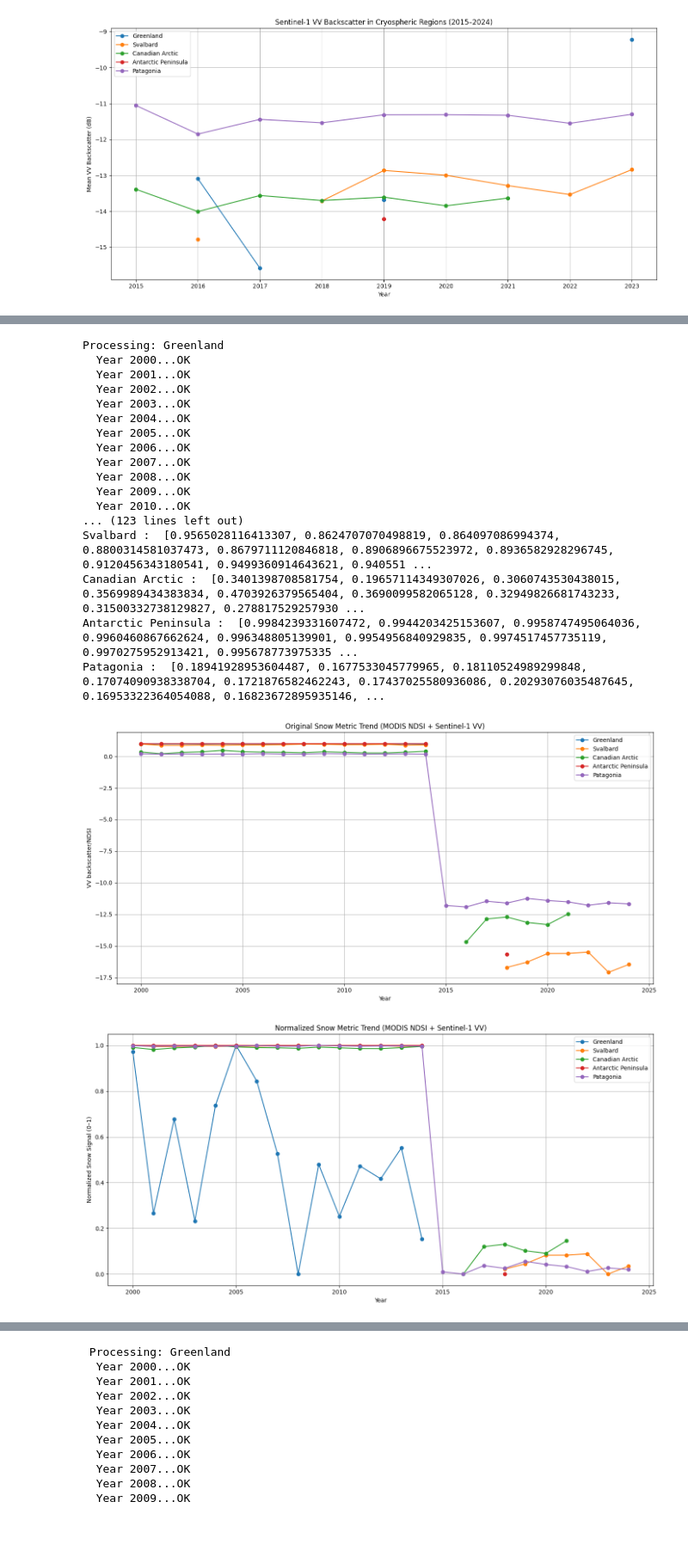
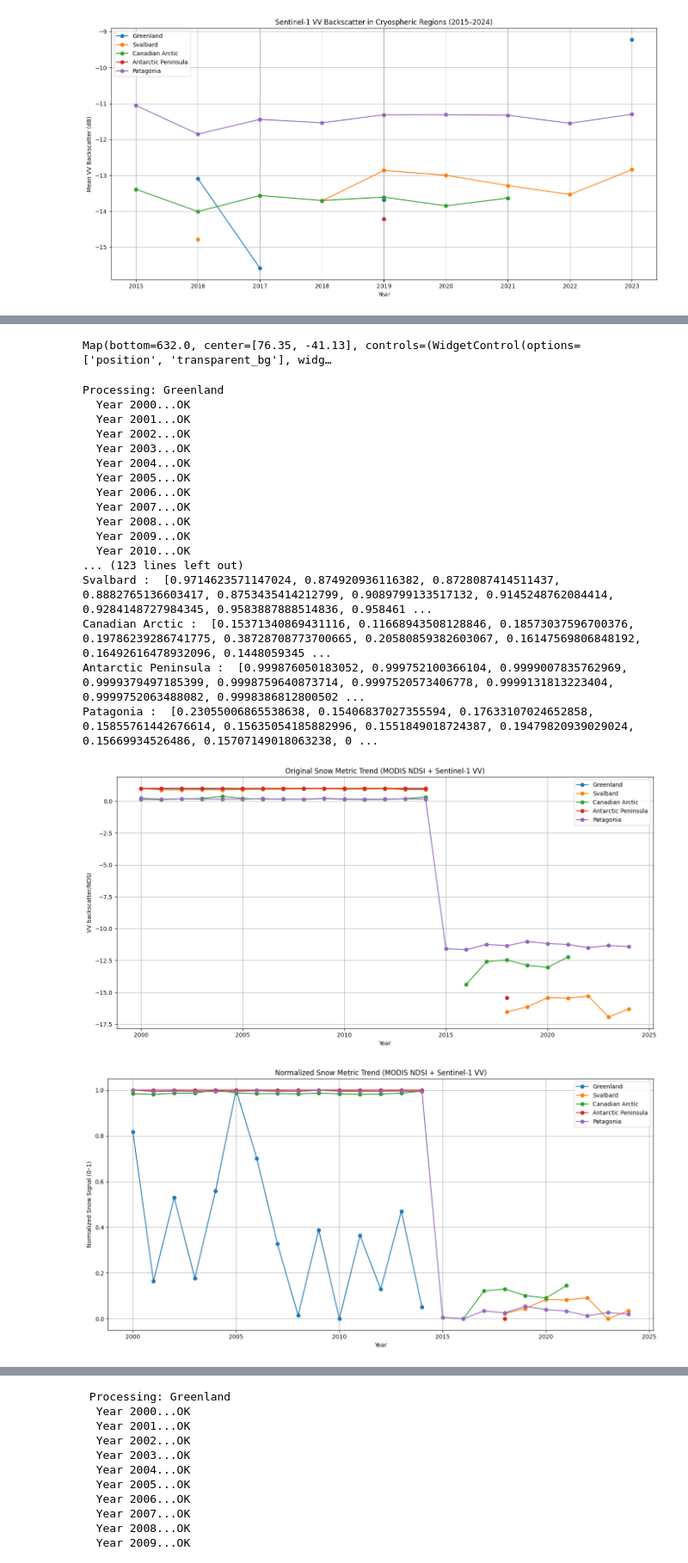
Before and after one commit to JhaAkansha/SnowCapMeltAnalysis, a Jupyter notebook: RS_OEA.ipynb, the cells around one changed output, grey strips where cells are left out. Shown at 86% size. Drawn from its saved outputs; the diff is of its cells as text; code cells hidden in the pictures; blank space fills up the shorter version.

Commit message:
Visualizing maps

```diff
--- a/RS_OEA.ipynb
+++ b/RS_OEA.ipynb
@@ -221,3 +261,21 @@ Processing 2016...
+# %%
+snowCover_2000 = snowCover_2000.mean()
+snowCover_2024 = snowCover_2024.mean()
+difference = snowCover_2024.subtract(snowCover_2000)
+
+# Visualization parameters for the difference
+differenceVis = {
+    'min': -100.0,
+    'max': 100.0,
+    'palette': ['blue', 'white', 'red'],
+}
+
+# Add the difference map
+Map.addLayer(difference, differenceVis, 'Snow Cover Difference (2024 - 2000)')
+Map
+#red shows a decrease in the snow cover while blue shows an increase
+# %% [output]
+Map(bottom=632.0, center=[76.35, -41.13], controls=(WidgetControl(options=['position', 'transparent_bg'], widg…
 # %%
 #Landsat does not cover most of the Antarctic interior due to orbital constraints.
 #most imagery is cloud-covered or unavailable during Antarctic winter.
@@ -256,21 +314,48 @@ def get_snow_metric(region_geom, year, region_name):
 
         # MODIS if year < 2015
         if year < 2015:
+            # MODIS with cloud masking and median composite
             modis = ee.ImageCollection('MODIS/006/MOD10A1') \
-                .filterDate(start, end) \
-                .filterBounds(region_geom) \
-                .select('NDSI_Snow_Cover')
-            snow = modis.map(lambda img: img.gt(0).rename('snow')).mean()
-            stats = snow.reduceRegion(ee.Reducer.mean(), region_geom, 5000, maxPixels=1e13, tileScale=4)
+            .filterDate(start, end) \
+            .filterBounds(region_geom) \
+            .select(['NDSI_Snow_Cover', 'NDSI_Snow_Cover_Basic_QA'])
+
+            # Cloud mask function
+            def mask_modis_clouds(img):
+              qa = img.select('NDSI_Snow_Cover_Basic_QA')
+              snow = img.select('NDSI_Snow_Cover')
+              # Keep pixels where QC = 0 (best quality)
+              mask = qa.eq(0)
+              # Create a binary snow presence band
+              snow_bin = snow.gt(0).rename('snow')
+              return snow_bin.updateMask(mask)
+            # Apply mask and compute median composite
+            snow_masked = modis.map(mask_modis_clouds).median()
+            # Reduce to mean snow cover presence
+            stats = snow_masked.reduceRegion(
+              reducer=ee.Reducer.mean(),
+              geometry=region_geom,
+              scale=5000,
+              maxPixels=1e13,
+              tileScale=4
+            )
             return stats.get('snow').getInfo()
+
+
+        # Speckle filter function
+        def speckle_filter(image):
+          kernel = ee.Kernel.square(radius=1)
+          return image.convolve(kernel).copyProperties(image, image.propertyNames())
 
         # Sentinel-1 VV fallback (SAR)
         s1 = ee.ImageCollection('COPERNICUS/S1_GRD') \
-            .filterDate(start, end) \
-            .filterBounds(region_geom) \
-            .filter(ee.Filter.listContains('transmitterReceiverPolarisation', 'VV')) \
-            .filter(ee.Filter.eq('instrumentMode', 'IW')) \
-            .select('VV')
+        .filterDate(start, end) \
+        .filterBounds(region_geom) \
+        .filter(ee.Filter.listContains('transmitterReceiverPolarisation', 'VV')) \
+        .filter(ee.Filter.eq('instrumentMode', 'IW')) \
+        .select('VV') \
+        .map(speckle_filter)
+
 
         if s1.size().getInfo() == 0:
             return None
@@ -289,6 +374,7 @@ def get_snow_metric(region_geom, year, region_name):
     except Exception as e:
         print(f"  Error {region_name} {year} failed: {e}")
         return None
+
 
 # Run the analysis
 results = {}
@@ -325,36 +411,36 @@ def normalize(series):
     max_val = np.nanmax(arr)
     return [(v - min_val) / (max_val - min_val) if v is not None else np.nan for v in arr]
 
 plt.figure(figsize=(14, 7))
 for region_name, values in results.items():
     if any(v is not None for v in values):
         norm_vals = normalize(values)
         plt.plot(years, norm_vals, label=region_name, marker='o')
 
 plt.title("Normalized Snow Metric Trend (MODIS NDSI + Sentinel-1 VV)")
 plt.xlabel("Year")
 plt.ylabel("Normalized Snow Signal (0–1)")
 plt.grid(True)
 plt.legend()
 plt.tight_layout()
 plt.show()
 # %% [output]
 Processing: Greenland
   Year 2000...OK
   Year 2001...OK
   Year 2002...OK
   Year 2003...OK
   Year 2004...OK
   Year 2005...OK
   Year 2006...OK
   Year 2007...OK
   Year 2008...OK
   Year 2009...OK
   Year 2010...OK
 ... (123 lines left out)
-Svalbard :  [0.9565028116413307, 0.8624707070498819, 0.864097086994374, 0.8800314581037473, 0.8679711120846818, 0.8906896675523972, 0.8936582928296745, 0.9120456343180541, 0.9499360914643621, 0.940551 ...
-Canadian Arctic :  [0.3401398708581754, 0.19657114349307026, 0.3060743530438015, 0.3569989434383834, 0.4703926379565404, 0.3690099582065128, 0.32949826681743233, 0.31500332738129827, 0.278817529257930 ...
-Antarctic Peninsula :  [0.9984239331607472, 0.9944203425153607, 0.9958747495064036, 0.9960460867662624, 0.996348805139901, 0.9954956840929835, 0.9974517457735119, 0.9970275952913421, 0.995678773975335 ...
-Patagonia :  [0.18941928953604487, 0.1677533045779965, 0.18110524989299848, 0.17074090938338704, 0.1721876582462243, 0.17437025580936086, 0.20293076035487645, 0.16953322364054088, 0.16823672895935146, ...
+Svalbard :  [0.9714623571147024, 0.874920936116382, 0.8728087414511437, 0.8882765136603417, 0.8753435414212799, 0.9089799133517132, 0.9145248762084414, 0.9284148727984345, 0.9583887888514836, 0.958461 ...
+Canadian Arctic :  [0.15371340869431116, 0.11668943508128846, 0.18573037596700376, 0.19786239286741775, 0.38728708773700665, 0.20580859382603067, 0.16147569806848192, 0.16492616478932096, 0.1448059345 ...
+Antarctic Peninsula :  [0.999876050183052, 0.999752100366104, 0.9999007835762969, 0.9999379497185399, 0.9998759640873714, 0.9997520573406778, 0.9999131813223404, 0.9999752063488082, 0.9998386812800502 ...
+Patagonia :  [0.23055006865538638, 0.15406837027355594, 0.17633107024652858, 0.15855761442676614, 0.15635054185882996, 0.1551849018724387, 0.19479820939029024, 0.15669934526486, 0.15707149018063238, 0 ...
-[figure, old version]
+[figure, new version]
-[figure, old version]
+[figure, new version]
```
Also changed, not shown: parts of 4 cells of this notebook.
